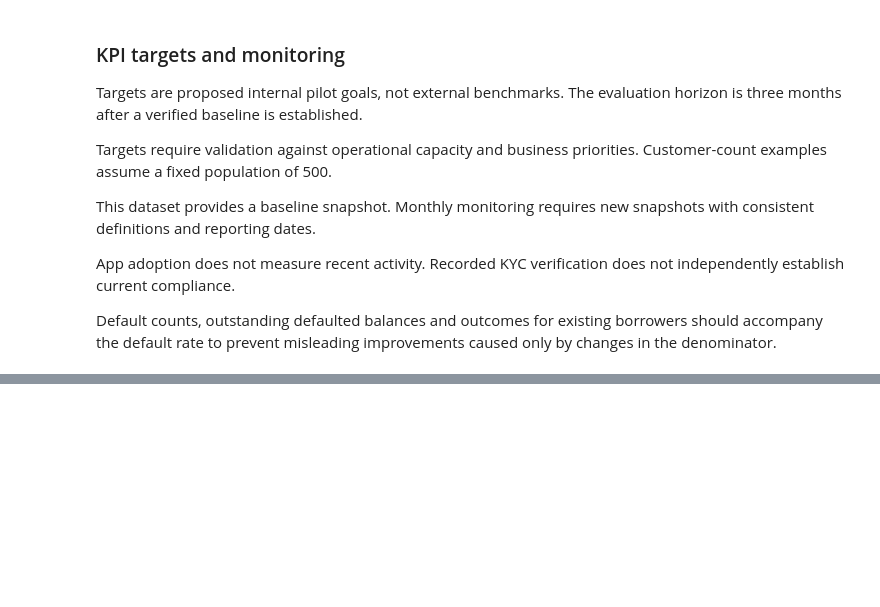
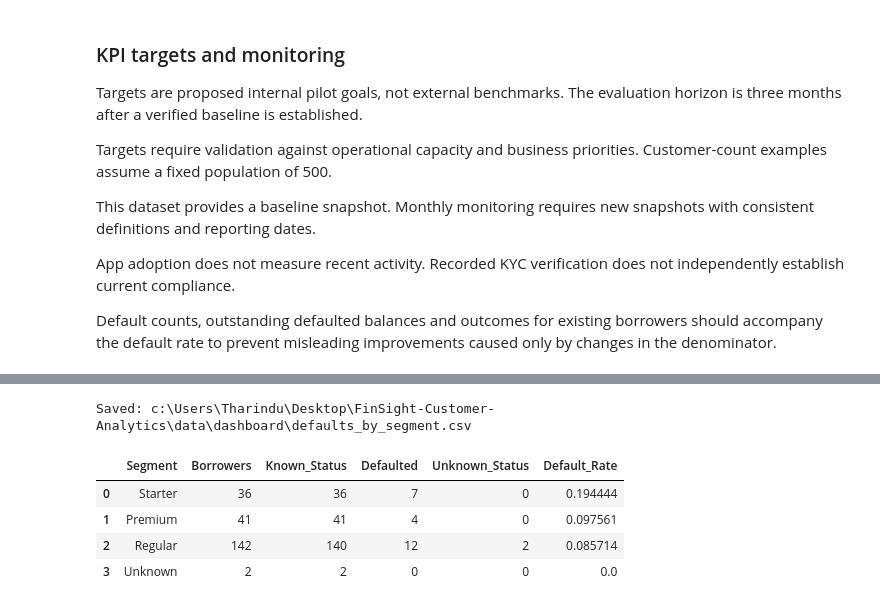
Before and after one commit to nvtharindukothalawala-tech/FinSight-Customer-Analytics, a Jupyter notebook: notebooks/01_data_cleaning.ipynb, the cells around one changed output, grey strips where cells are left out. Cells and saved outputs as stored; diff of their text form; code cells hidden in the pictures; blank space fills up the shorter version.

```diff
--- a/notebooks/01_data_cleaning.ipynb
+++ b/notebooks/01_data_cleaning.ipynb
@@ -2471,0 +2514,31 @@ print("Saved:", kpi_path)
+# %%
+# Prepare the existing default summary for Power BI.
+default_chart = (
+    segment_defaults
+    .rename_axis("Segment")
+    .reset_index()
+)
+
+# Store the rate as a decimal for percentage formatting.
+default_chart["Default_Rate"] = (
+    default_chart["Defaulted"]
+    / default_chart["Known_Status"].replace(0, float("nan"))
+)
+
+# Export the summary.
+output_file = dashboard_folder / "defaults_by_segment.csv"
+default_chart.to_csv(output_file, index=False)
+
+print("Saved:", output_file)
+
+display(default_chart[
+    ["Segment", "Borrowers", "Known_Status",
+     "Defaulted", "Unknown_Status", "Default_Rate"]
+])
+# %% [output]
+Saved: c:\Users\Tharindu\Desktop\FinSight-Customer-Analytics\data\dashboard\defaults_by_segment.csv
+|  | Segment | Borrowers | Known_Status | Defaulted | Unknown_Status | Default_Rate |
+| 0 | Starter | 36 | 36 | 7 | 0 | 0.194444 |
+| 1 | Premium | 41 | 41 | 4 | 0 | 0.097561 |
+| 2 | Regular | 142 | 140 | 12 | 2 | 0.085714 |
+| 3 | Unknown | 2 | 2 | 0 | 0 | 0.0 |
```
Also changed, not shown: parts of 8 cells of this notebook, 1 other file.
